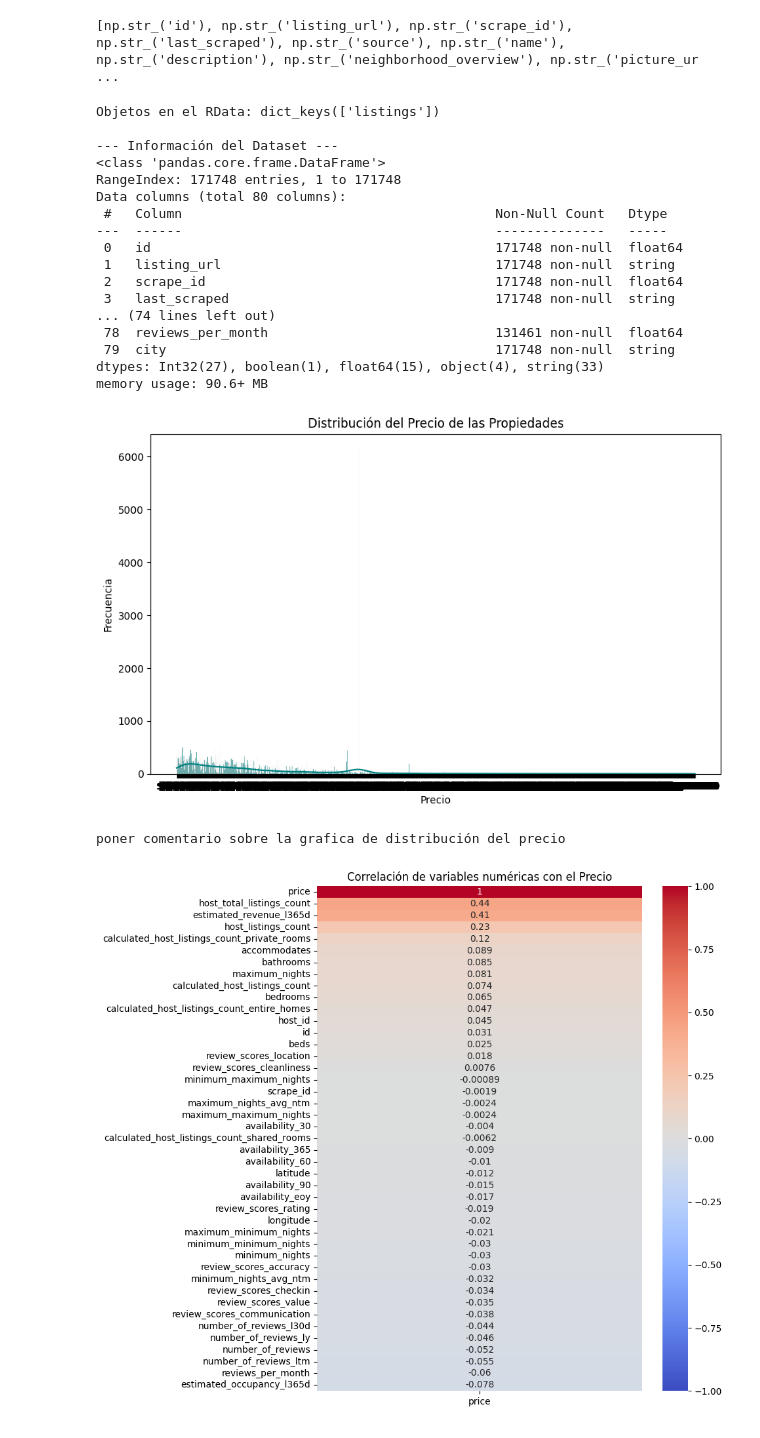
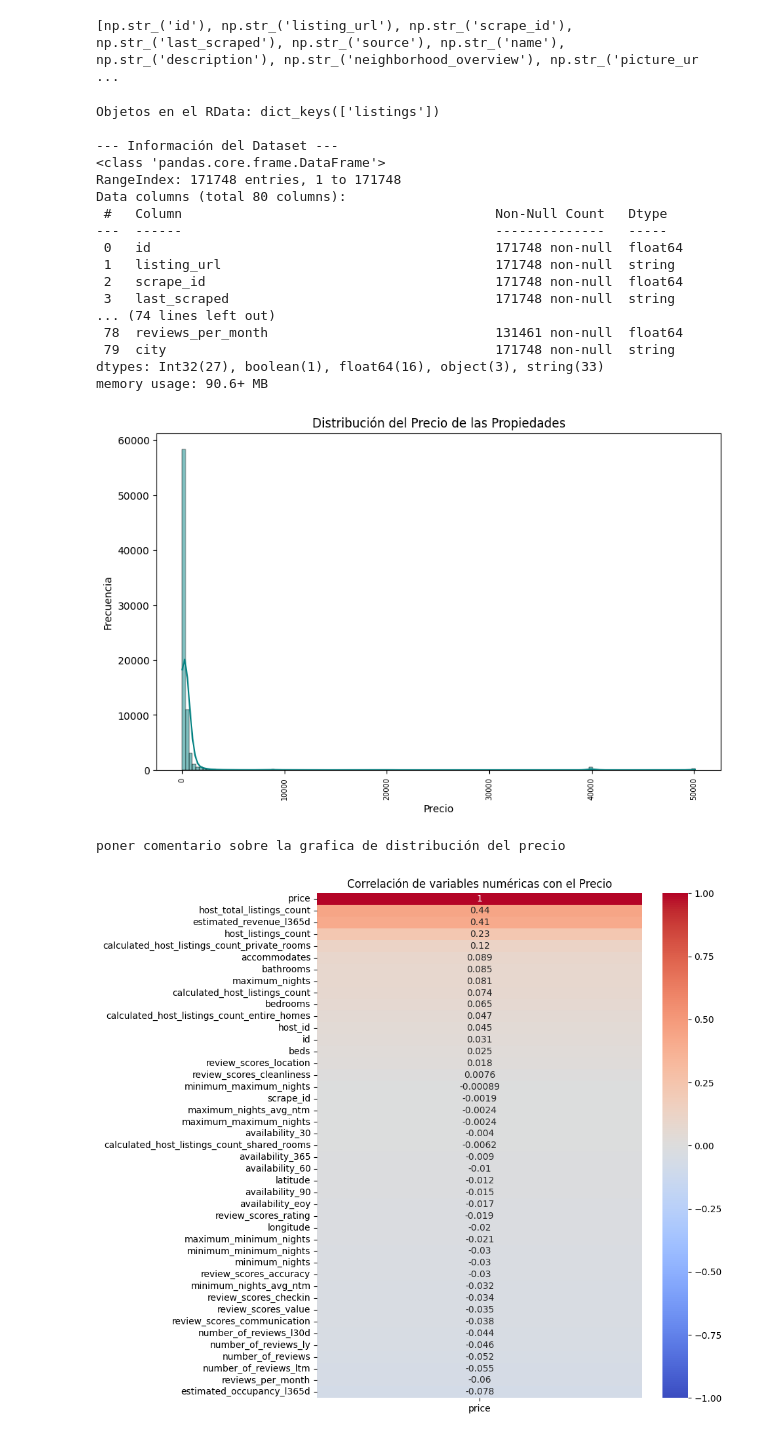
Before and after one commit to Palasuwu/Lab3, a Jupyter notebook: avances.ipynb, the cells around one changed output. Cells and saved outputs as stored; diff of their text form; code cells hidden in the pictures.

```diff
--- a/avances.ipynb
+++ b/avances.ipynb
@@ -26,7 +26,7 @@ num_vars = df.select_dtypes(include=['float64', 'int64', 'float32', 'int32']).dr
 # %%
 print("Objetos en el RData:", converted.keys())
 # Asignar el dataframe
-df = converted['listings']
+##df = converted['listings']
 
 # Ver estructura para tu diccionario de variables
 print("\n--- Información del Dataset ---")
@@ -47,19 +47,20 @@ Data columns (total 80 columns):
 ... (74 lines left out)
  78  reviews_per_month                             131461 non-null  float64
  79  city                                          171748 non-null  string
-dtypes: Int32(27), boolean(1), float64(15), object(4), string(33)
+dtypes: Int32(27), boolean(1), float64(16), object(3), string(33)
 memory usage: 90.6+ MB
 # %%
 # --- 2. ANÁLISIS EXPLORATORIO: Distribución del precio ---
 plt.figure(figsize=(10, 6))
-sns.histplot(df['price'].dropna(), bins=40, kde=True, color='teal')
+sns.histplot(df['price'].dropna(), bins=150, kde=True, color='teal')
 plt.title('Distribución del Precio de las Propiedades')
 plt.xlabel('Precio')
+plt.xticks(rotation=90,fontsize=7)
 plt.ylabel('Frecuencia')
 plt.show()
 print("poner comentario sobre la grafica de distribución del precio")
 # %% [output]
-[figure, old version]
+[figure, new version]
 poner comentario sobre la grafica de distribución del precio
 # %%
 ##--- 3. ANÁLISIS DE RELACIONES (Con la variable respuesta: precio) ---
```
